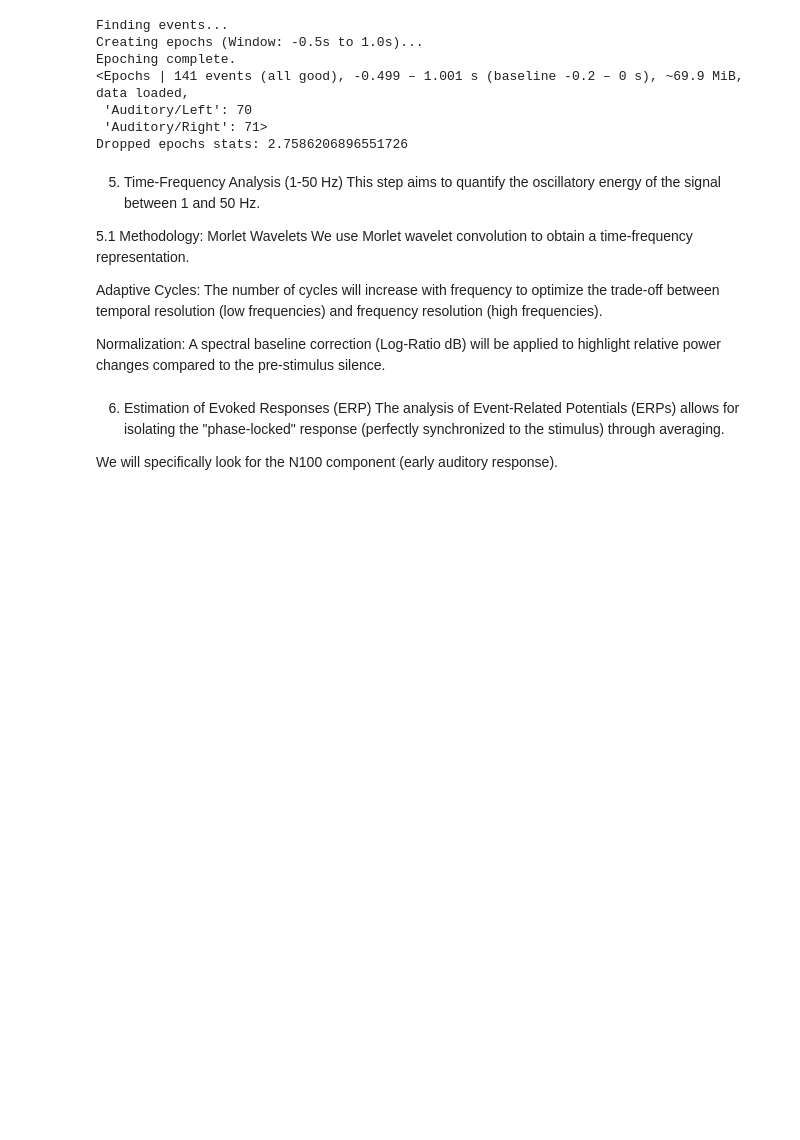
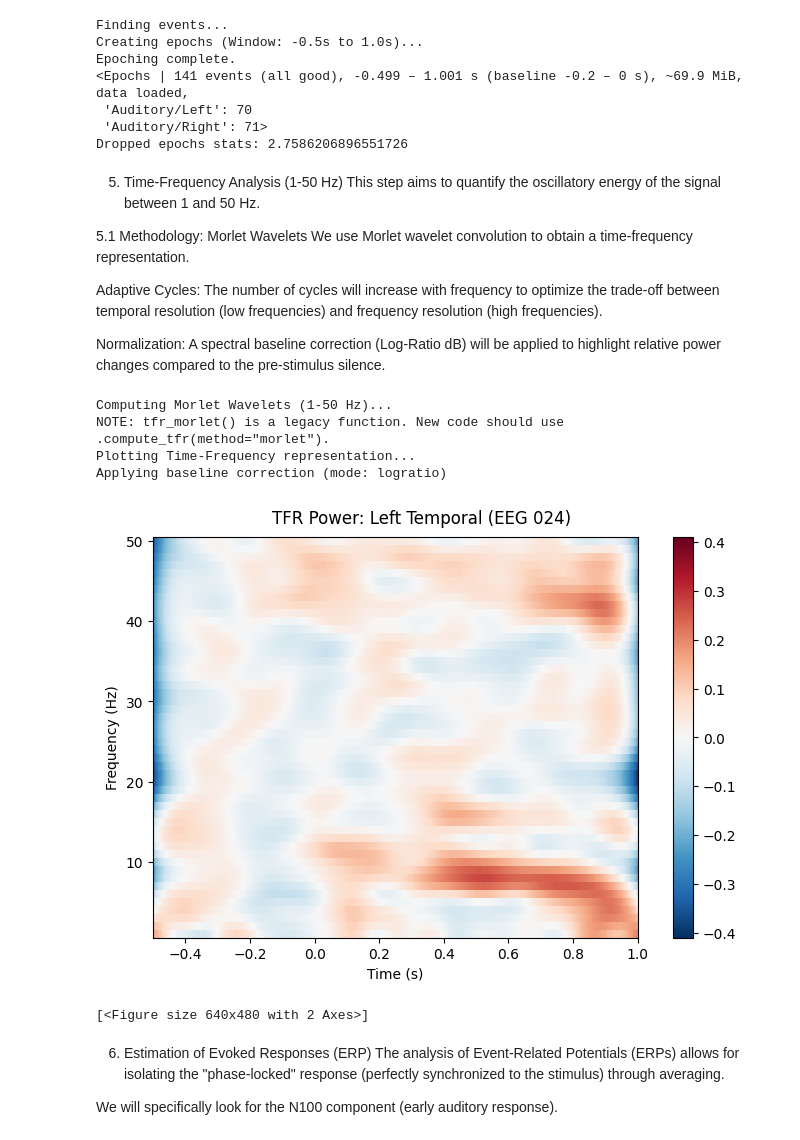
Before and after one commit to diidouu/EEG-Analysis, a Jupyter notebook: eeg_analysis.ipynb, the cells around one changed output. Saved outputs shown, nothing was run; the diff lists cells and outputs as text; code cells hidden in the pictures; blank space fills up the shorter version.

```diff
--- a/eeg_analysis.ipynb
+++ b/eeg_analysis.ipynb
@@ -269,21 +269,51 @@ Adaptive Cycles: The number of cycles will increase with frequency to optimize t
 
 Normalization: A spectral baseline correction (Log-Ratio dB) will be applied to highlight relative power changes compared to the pre-stimulus silence.
 # %%
---- TFR PARAMETERS ---
+# --- TFR PARAMETERS ---
+# Frequencies: 1 to 50 Hz (Standard range for EEG)
+freqs = np.arange(1, 51, 1)
 
-Define frequencies (e.g., 1-50Hz) and number of cycles (adaptive)
+# Adaptive cycles:
+# Low freq (e.g., 2Hz) -> 1 cycle (High temporal resolution)
+# High freq (e.g., 50Hz) -> 25 cycles (High frequency resolution)
+n_cycles = freqs / 2.0
 
---- COMPUTE TFR ---
 
-Calculate Morlet Wavelet Transform on 'Auditory' epochs
+# --- COMPUTE TFR ---
+print("Computing Morlet Wavelets (1-50 Hz)...")
 
-return_itc=False (focus on Power)
+# We compute power on 'Auditory' epochs (combining Left and Right)
+# to see the general auditory response.
+power = mne.time_frequency.tfr_morlet(
+    epochs['Auditory'],
+    freqs=freqs,
+    n_cycles=n_cycles,
+    use_fft=True,
+    return_itc=False, # Focus on Power, not Phase Consistency
+    average=True,     # Average over epochs
+    n_jobs=-1,
+    verbose=False
+)
 
---- VISUALIZATION ---
+# --- VISUALIZATION ---
+print("Plotting Time-Frequency representation...")
 
-Plot TFR map for a representative temporal electrode
-
-Apply baseline mode='logratio'
+# We pick 'EEG 024' (approx. Left Temporal area in this montage)
+# Baseline mode='logratio' converts power to decibels (dB) relative to baseline.
+power.plot(
+    picks=['EEG 024'],
+    baseline=(-0.4, -0.1),
+    mode='logratio',
+    title='TFR Power: Left Temporal (EEG 024)',
+    combine='mean'
+)
+# %% [output]
+Computing Morlet Wavelets (1-50 Hz)...
+NOTE: tfr_morlet() is a legacy function. New code should use .compute_tfr(method="morlet").
+Plotting Time-Frequency representation...
+Applying baseline correction (mode: logratio)
+[figure, added]
+[<Figure size 640x480 with 2 Axes>]
 # %% [markdown]
 6. Estimation of Evoked Responses (ERP)
 The analysis of Event-Related Potentials (ERPs) allows for isolating the "phase-locked" response (perfectly synchronized to the stimulus) through averaging.
```
